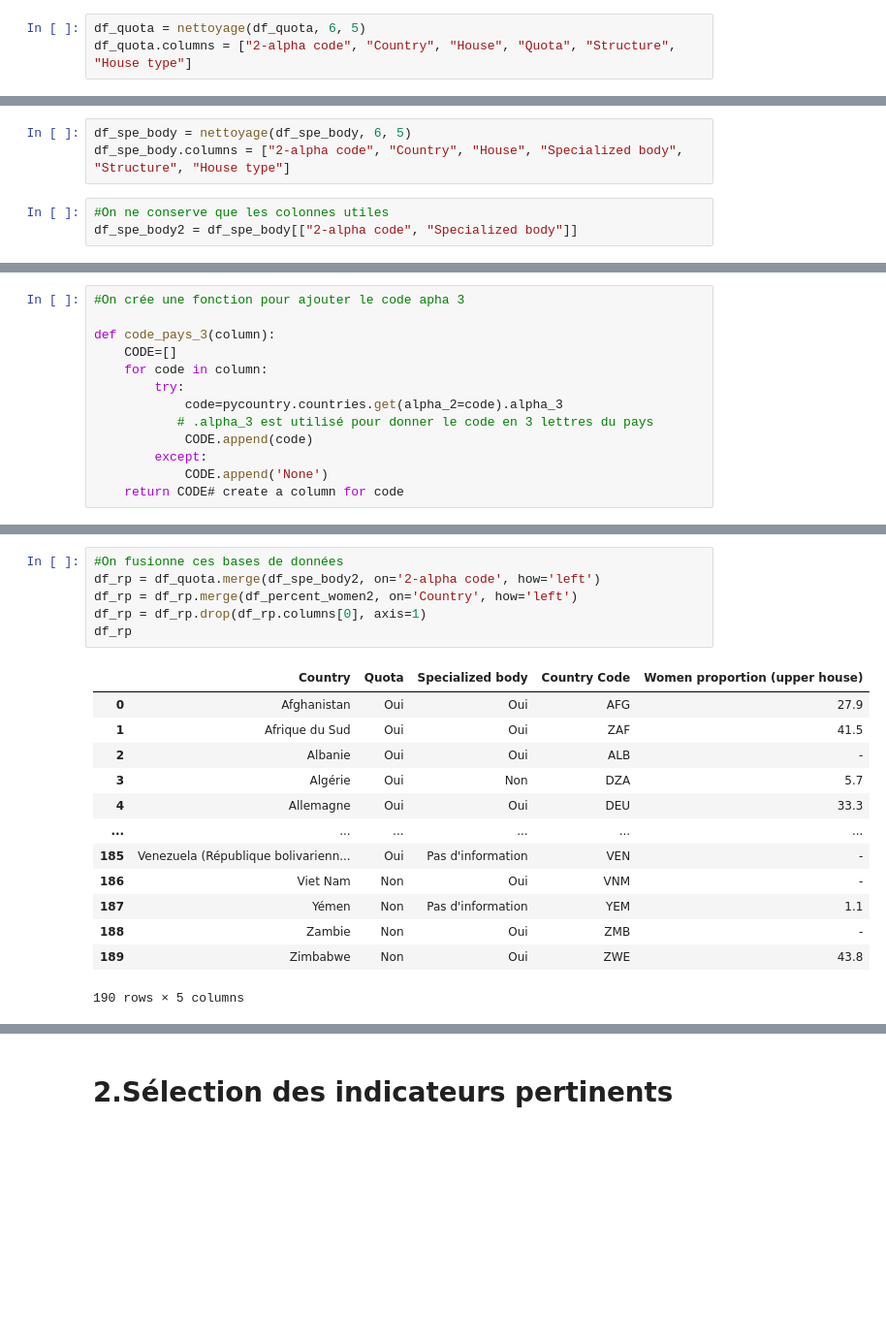
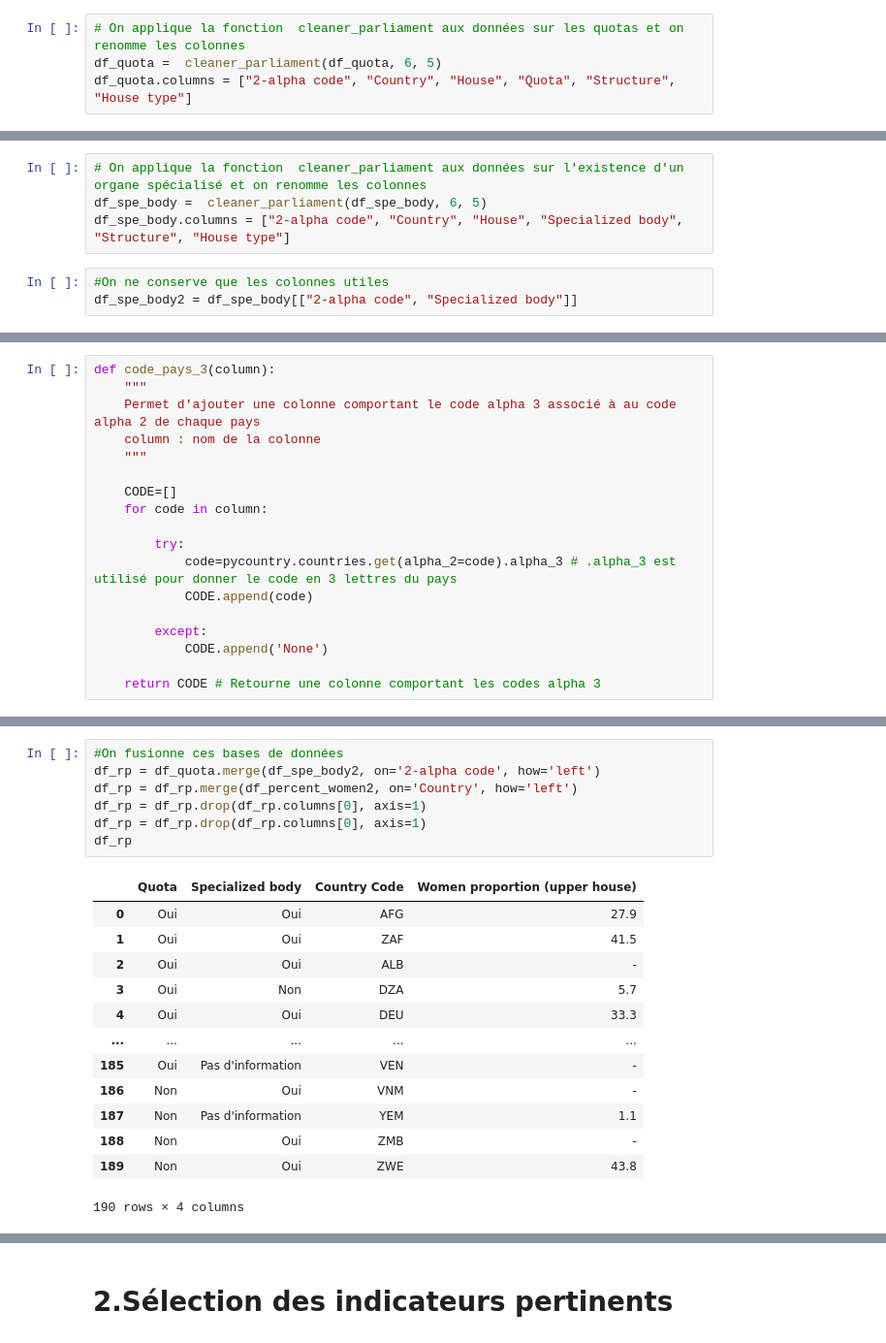
Before and after one commit to cmllbll/Gender-Inequalities-and-Development, a Jupyter notebook: Notebook final.ipynb, the cells around one changed output, grey strips where cells are left out. Shown at 97% size. Drawn from its saved outputs; the diff is of its cells as text; blank space fills up the shorter version.

```diff
--- a/Notebook final.ipynb
+++ b/Notebook final.ipynb
@@ -371,11 +405,13 @@ def nettoyage(df, d, l):
 # %%
-df_quota = nettoyage(df_quota, 6, 5)
+# On applique la fonction  cleaner_parliament aux données sur les quotas et on renomme les colonnes
+df_quota =  cleaner_parliament(df_quota, 6, 5)
 df_quota.columns = ["2-alpha code", "Country", "House", "Quota", "Structure", "House type"]
 # %%
 #On ne conserve que les colonnes utiles
 df_quota = df_quota[["2-alpha code", "Country", "Quota"]]
 # %%
-df_spe_body = nettoyage(df_spe_body, 6, 5)
+# On applique la fonction  cleaner_parliament aux données sur l'existence d'un organe spécialisé et on renomme les colonnes
+df_spe_body =  cleaner_parliament(df_spe_body, 6, 5)
 df_spe_body.columns = ["2-alpha code", "Country", "House", "Specialized body", "Structure", "House type"]
 # %%
 #On ne conserve que les colonnes utiles
@@ -383,14 +421,19 @@ df_spe_body2 = df_spe_body[["2-alpha code", "Specialized body"]]
 # %%
-#On crée une fonction pour ajouter le code apha 3
+def code_pays_3(column):
+    """
+    Permet d'ajouter une colonne comportant le code alpha 3 associé à au code alpha 2 de chaque pays
+    column : nom de la colonne
+    """
 
-def code_pays_3(column):
     CODE=[]
     for code in column:
+
         try:
-            code=pycountry.countries.get(alpha_2=code).alpha_3
-           # .alpha_3 est utilisé pour donner le code en 3 lettres du pays
+            code=pycountry.countries.get(alpha_2=code).alpha_3 # .alpha_3 est utilisé pour donner le code en 3 lettres du pays
             CODE.append(code)
+
         except:
             CODE.append('None')
-    return CODE# create a column for code
+
+    return CODE # Retourne une colonne comportant les codes alpha 3
 # %%
@@ -423,20 +453,21 @@ See the caveats in the documentation: https://pandas.pydata.org/pandas-docs/stab
 # %%
 #On fusionne ces bases de données
 df_rp = df_quota.merge(df_spe_body2, on='2-alpha code', how='left')
 df_rp = df_rp.merge(df_percent_women2, on='Country', how='left')
 df_rp = df_rp.drop(df_rp.columns[0], axis=1)
+df_rp = df_rp.drop(df_rp.columns[0], axis=1)
 df_rp
 # %% [output]
-|  | Country | Quota | Specialized body | Country Code | Women proportion (upper house) |
-| 0 | Afghanistan | Oui | Oui | AFG | 27.9 |
-| 1 | Afrique du Sud | Oui | Oui | ZAF | 41.5 |
-| 2 | Albanie | Oui | Oui | ALB | - |
-| 3 | Algérie | Oui | Non | DZA | 5.7 |
-| 4 | Allemagne | Oui | Oui | DEU | 33.3 |
-| ... | ... | ... | ... | ... | ... |
-| 185 | Venezuela (République bolivarienn... | Oui | Pas d'information | VEN | - |
-| 186 | Viet Nam | Non | Oui | VNM | - |
-| 187 | Yémen | Non | Pas d'information | YEM | 1.1 |
-| 188 | Zambie | Non | Oui | ZMB | - |
-| 189 | Zimbabwe | Non | Oui | ZWE | 43.8 |
+|  | Quota | Specialized body | Country Code | Women proportion (upper house) |
+| 0 | Oui | Oui | AFG | 27.9 |
+| 1 | Oui | Oui | ZAF | 41.5 |
+| 2 | Oui | Oui | ALB | - |
+| 3 | Oui | Non | DZA | 5.7 |
+| 4 | Oui | Oui | DEU | 33.3 |
+| ... | ... | ... | ... | ... |
+| 185 | Oui | Pas d'information | VEN | - |
+| 186 | Non | Oui | VNM | - |
+| 187 | Non | Pas d'information | YEM | 1.1 |
+| 188 | Non | Oui | ZMB | - |
+| 189 | Non | Oui | ZWE | 43.8 |
-190 rows × 5 columns
+190 rows × 4 columns
```
Also changed, not shown: parts of 85 cells of this notebook.
